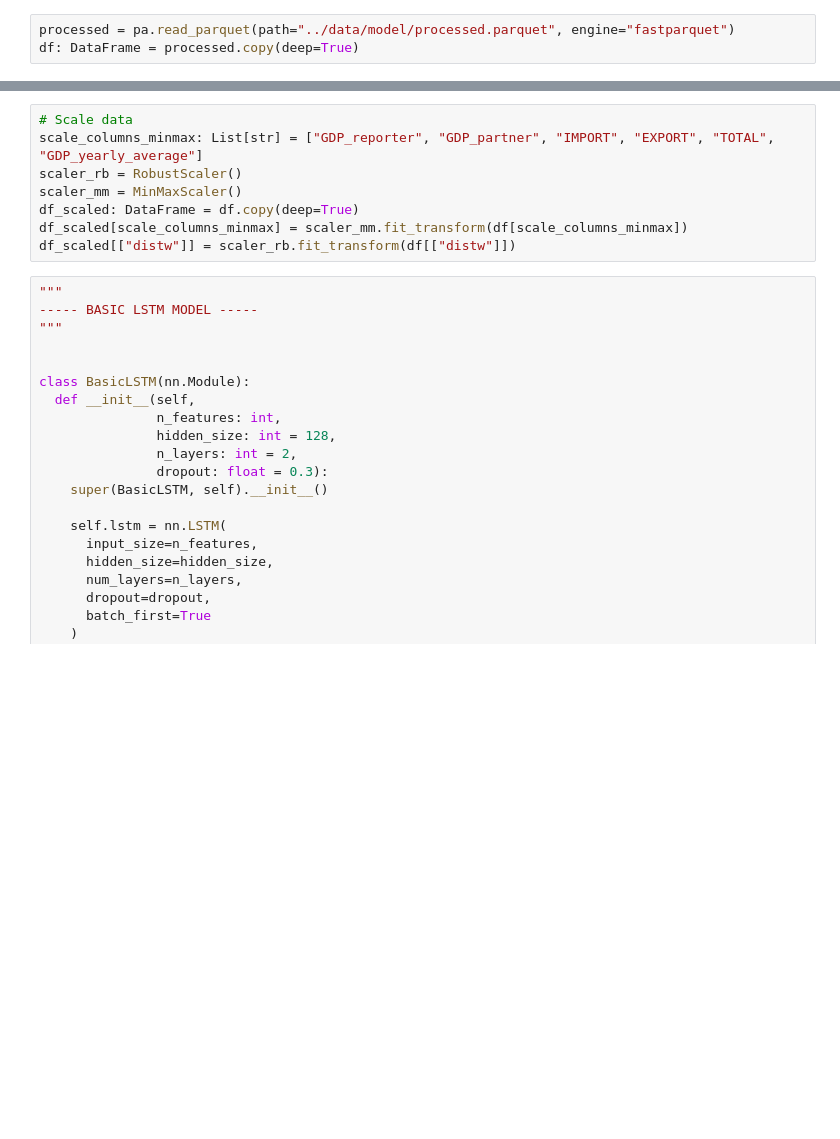
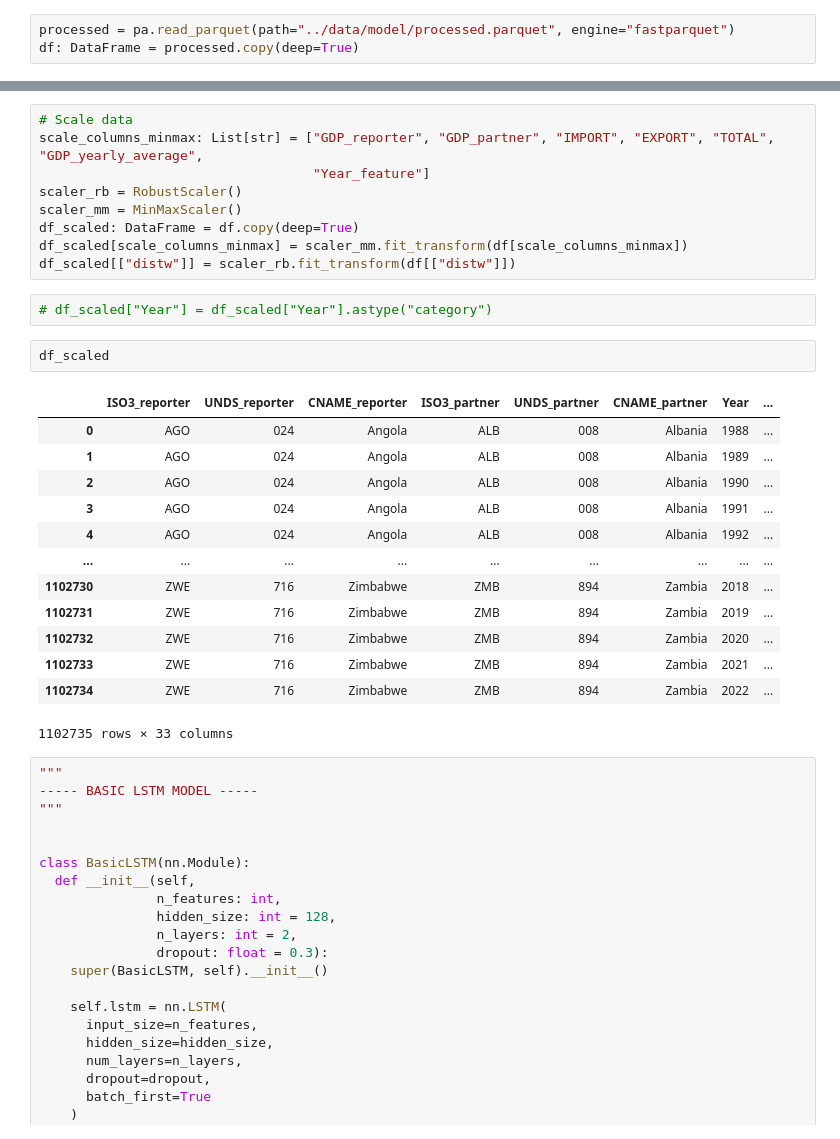
Before and after one commit to Freyness-gd/trade_under_pressure_thesis, a Jupyter notebook: src/data_prediction.ipynb, the cells around one changed output, grey strips where cells are left out. Drawn from its saved outputs; the diff is of its cells as text; blank space fills up the shorter version.

```diff
--- a/src/data_prediction.ipynb
+++ b/src/data_prediction.ipynb
@@ -76,12 +79,31 @@ df["target_next"] = (
 df = df.dropna(subset=["target_next"]).reset_index(drop=True)
 # %%
 # Scale data
-scale_columns_minmax: List[str] = ["GDP_reporter", "GDP_partner", "IMPORT", "EXPORT", "TOTAL", "GDP_yearly_average"]
+scale_columns_minmax: List[str] = ["GDP_reporter", "GDP_partner", "IMPORT", "EXPORT", "TOTAL", "GDP_yearly_average",
+                                   "Year_feature"]
 scaler_rb = RobustScaler()
 scaler_mm = MinMaxScaler()
 df_scaled: DataFrame = df.copy(deep=True)
 df_scaled[scale_columns_minmax] = scaler_mm.fit_transform(df[scale_columns_minmax])
 df_scaled[["distw"]] = scaler_rb.fit_transform(df[["distw"]])
+# %%
+# df_scaled["Year"] = df_scaled["Year"].astype("category")
+# %%
+df_scaled
+# %% [output]
+|  | ISO3_reporter | UNDS_reporter | CNAME_reporter | ISO3_partner | UNDS_partner | CNAME_partner | Year | ... |
+| 0 | AGO | 024 | Angola | ALB | 008 | Albania | 1988 | ... |
+| 1 | AGO | 024 | Angola | ALB | 008 | Albania | 1989 | ... |
+| 2 | AGO | 024 | Angola | ALB | 008 | Albania | 1990 | ... |
+| 3 | AGO | 024 | Angola | ALB | 008 | Albania | 1991 | ... |
+| 4 | AGO | 024 | Angola | ALB | 008 | Albania | 1992 | ... |
+| ... | ... | ... | ... | ... | ... | ... | ... | ... |
+| 1102730 | ZWE | 716 | Zimbabwe | ZMB | 894 | Zambia | 2018 | ... |
+| 1102731 | ZWE | 716 | Zimbabwe | ZMB | 894 | Zambia | 2019 | ... |
+| 1102732 | ZWE | 716 | Zimbabwe | ZMB | 894 | Zambia | 2020 | ... |
+| 1102733 | ZWE | 716 | Zimbabwe | ZMB | 894 | Zambia | 2021 | ... |
+| 1102734 | ZWE | 716 | Zimbabwe | ZMB | 894 | Zambia | 2022 | ... |
+1102735 rows × 33 columns
 # %%
 """
 ----- BASIC LSTM MODEL -----
```
Also changed, not shown: parts of 10 cells of this notebook.
